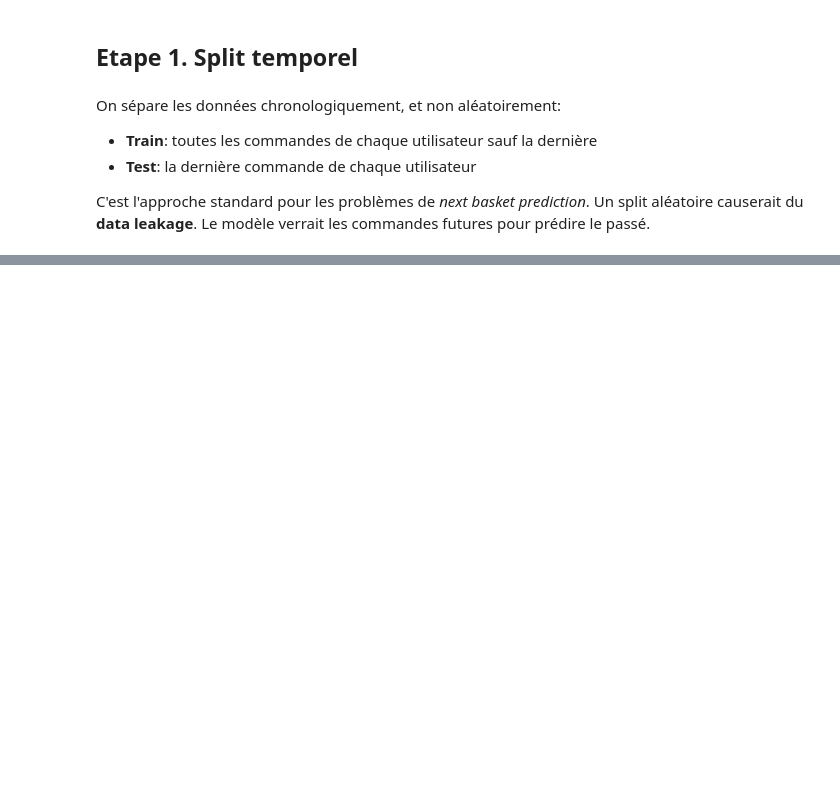
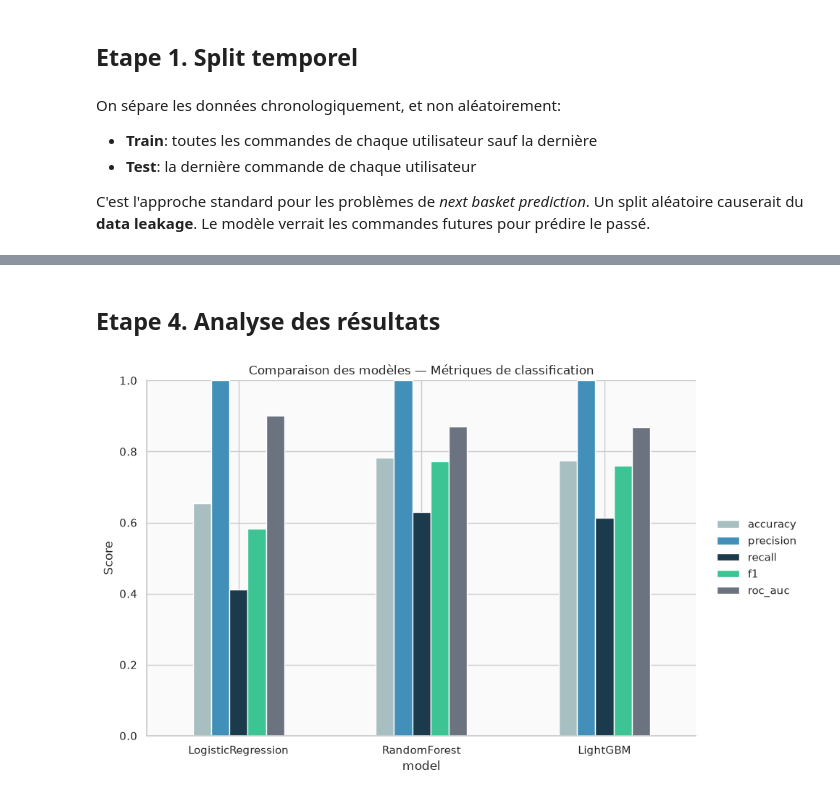
Before and after one commit to aurore204/Grocery-EDA-Reorder-Prediction, a Jupyter notebook: notebooks/ml_reorder_prediction.ipynb, the cells around one changed output, grey strips where cells are left out. Cells and saved outputs as stored; diff of their text form; code cells hidden in the pictures; blank space fills up the shorter version.

Commit message:
:pencil2: ml test, train, compare and viz of the bests models

```diff
--- a/notebooks/ml_reorder_prediction.ipynb
+++ b/notebooks/ml_reorder_prediction.ipynb
@@ -106,0 +167,2 @@ ReorderPipeline(data=          order_id  product_id  add_to_cart_order  reordere
+# %%
+results = pipeline.train_and_evaluate()
@@ -106,0 +182,21 @@ ReorderPipeline(data=          order_id  product_id  add_to_cart_order  reordere
+# %% [markdown]
+## Etape 4. Analyse des résultats
+# %%
+metrics_to_plot = ["accuracy", "precision", "recall", "f1", "roc_auc"]
+plot_data = results[metrics_to_plot]
+
+fig, ax = plt.subplots(figsize=(10, 6))
+plot_data.plot(kind="bar", ax=ax, color=[COLORS["occasionnel"], COLORS["typique"],
+                                          COLORS["fidèle"], COLORS["accent"], COLORS["grey"]])
+ax.set_ylabel("Score")
+ax.set_title("Comparaison des modèles — Métriques de classification")
+ax.set_ylim(0, 1)
+ax.set_xticklabels(ax.get_xticklabels(), rotation=0)
+
+# Légende placée à l'extérieur droite
+ax.legend(bbox_to_anchor=(1.02, 0.5), loc="center left", frameon=False)
+
+plt.tight_layout()
+plt.show()
+# %% [output]
+[figure, added]
```
Also changed, not shown: parts of 12 cells of this notebook, 1 other file.
